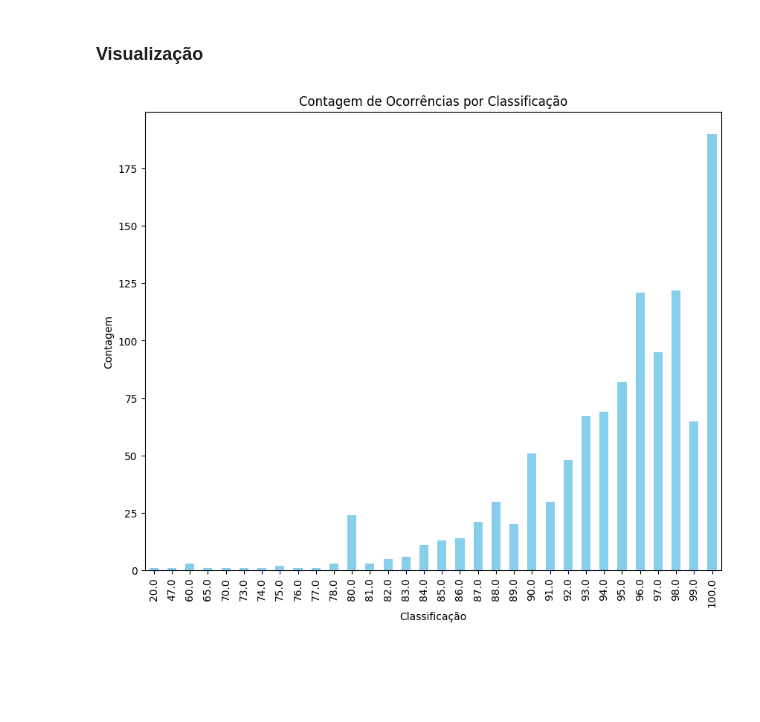
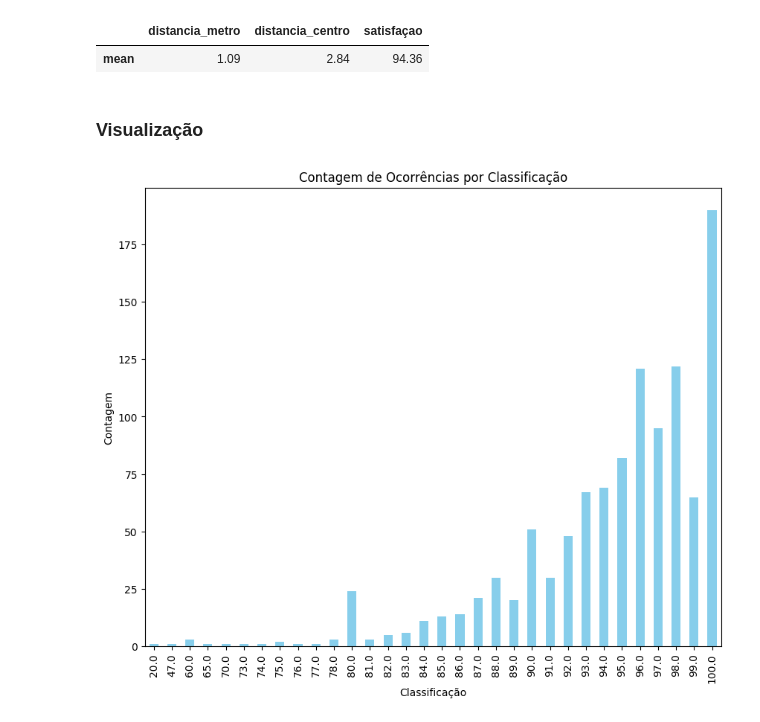
Before and after one commit to DeividAND/Projeto--01-An-lise-de-dados, a Jupyter notebook: notebooks/script01.ipynb, the cells around one changed output. Cells and saved outputs as stored; diff of their text form; code cells hidden in the pictures; blank space fills up the shorter version.

```diff
--- a/notebooks/script01.ipynb
+++ b/notebooks/script01.ipynb
@@ -570,6 +570,11 @@ display(round(medidas))
 | 50% | 551.0 | 430.0 | 2.0 | 10.0 | 96.0 | 1.0 | 2.0 | ... |
 | 75% | 826.0 | 657.0 | 4.0 | 10.0 | 98.0 | 2.0 | 4.0 | ... |
 | max | 1102.0 | 7783.0 | 6.0 | 10.0 | 100.0 | 5.0 | 11.0 | ... |
+# %%
+round(medidas.loc[['mean']][['distancia_metro', 'distancia_centro', 'satisfaçao']],2)
+# %% [output]
+|  | distancia_metro | distancia_centro | satisfaçao |
+| mean | 1.09 | 2.84 | 94.36 |
 # %% [markdown]
 ### Visualização
 # %%
```
